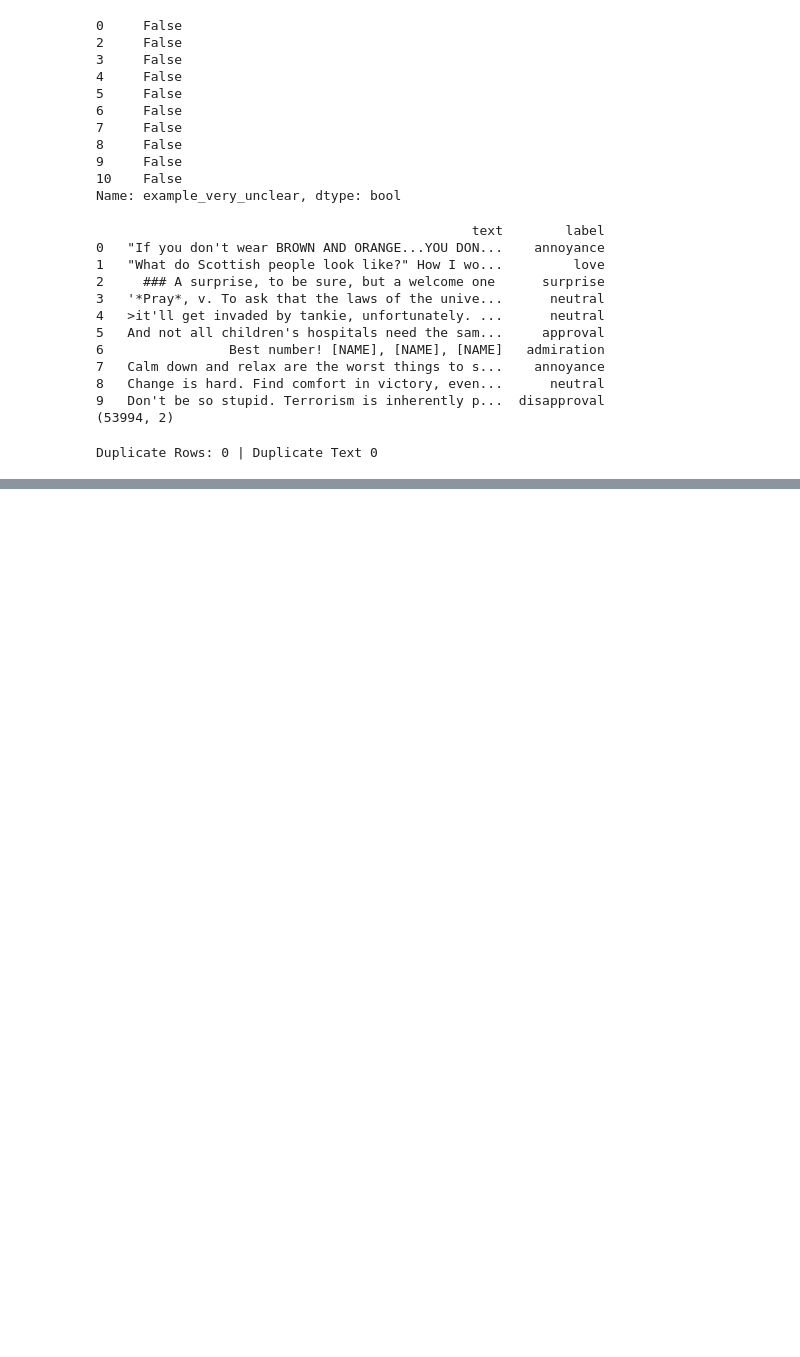
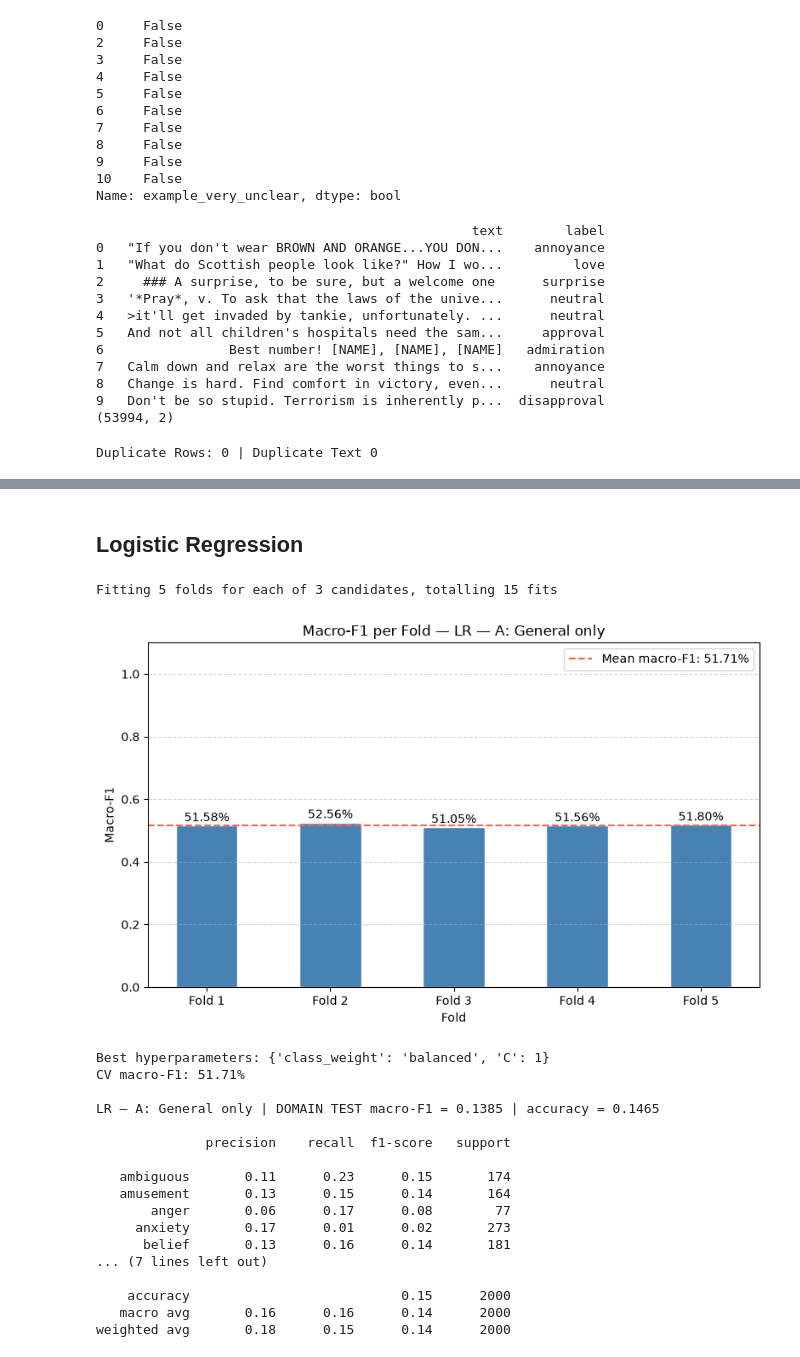
Before and after one commit to Tony-Le-Swin/Technology-Design-Project, a Jupyter notebook: main.ipynb, the cells around one changed output, grey strips where cells are left out. Drawn from its saved outputs; the diff is of its cells as text; code cells hidden in the pictures; blank space fills up the shorter version.

```diff
--- a/main.ipynb
+++ b/main.ipynb
@@ -153,0 +280,12 @@ domain_df.to_csv("domain_df.csv", index = True, encoding = "utf-8")
+# %%
+# TRY MANY COMBINATIONS AS YOU NEED
+param_dist_lr = {
+    "C": [0.1, 1, 10],
+    "class_weight": ["balanced"],}
+
+param_dist_svc = {
+    "C": [0.1, 1],
+    "class_weight": ["balanced"],}
+
+param_dist_nb = {
+    "alpha": [0.1, 0.5, 1.0],}
@@ -153,0 +337,52 @@ domain_df.to_csv("domain_df.csv", index = True, encoding = "utf-8")
+# %%
+def evaluate(model, X_domain_test, y_domain_test, name):
+    predictions = model.predict(X_domain_test)
+    macro_f1 = f1_score(
+        y_domain_test,
+        predictions,
+        average="macro",
+        zero_division=0,
+    )
+    accuracy = (predictions == y_domain_test).mean()
+
+    print(
+        f"\n{name} | DOMAIN TEST macro-F1 = {macro_f1:.4f} "
+        f"| accuracy = {accuracy:.4f}\n"
+    )
+    print(
+        classification_report(
+            y_domain_test,
+            predictions,
+            zero_division=0,
+        )
+    )
+    return predictions
+# %% [markdown]
+## Logistic Regression
+# %%
+# Test - Model A
+lr_A, best_lr_A = validate_model_kfold(
+    LogisticRegression(random_state=seed, max_iter=1000),
+    param_dist_lr, X_A_train, y_A_train, name="LR — A: General only", n_iter=6)
+
+pred_lr_A = evaluate(lr_A, X_domain_test_A, y_domain_test, "LR — A: General only")
+# %% [output]
+Fitting 5 folds for each of 3 candidates, totalling 15 fits
+[figure, added]
+Best hyperparameters: {'class_weight': 'balanced', 'C': 1}
+CV macro-F1: 51.71%
+
+LR — A: General only | DOMAIN TEST macro-F1 = 0.1385 | accuracy = 0.1465
+
+              precision    recall  f1-score   support
+
+   ambiguous       0.11      0.23      0.15       174
+   amusement       0.13      0.15      0.14       164
+       anger       0.06      0.17      0.08        77
+     anxiety       0.17      0.01      0.02       273
+      belief       0.13      0.16      0.14       181
+... (7 lines left out)
+
+    accuracy                           0.15      2000
+   macro avg       0.16      0.16      0.14      2000
+weighted avg       0.18      0.15      0.14      2000
```
Also changed, not shown: parts of 30 cells of this notebook.
